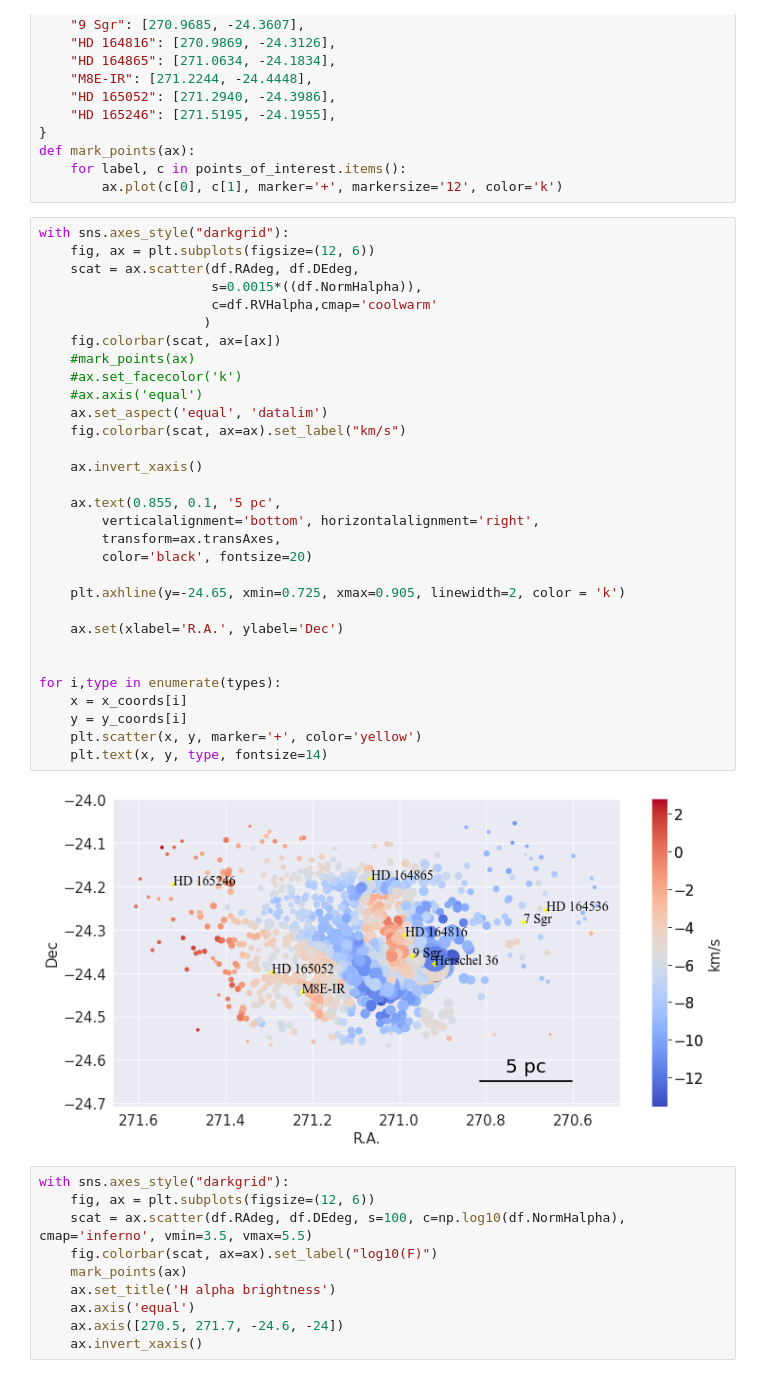
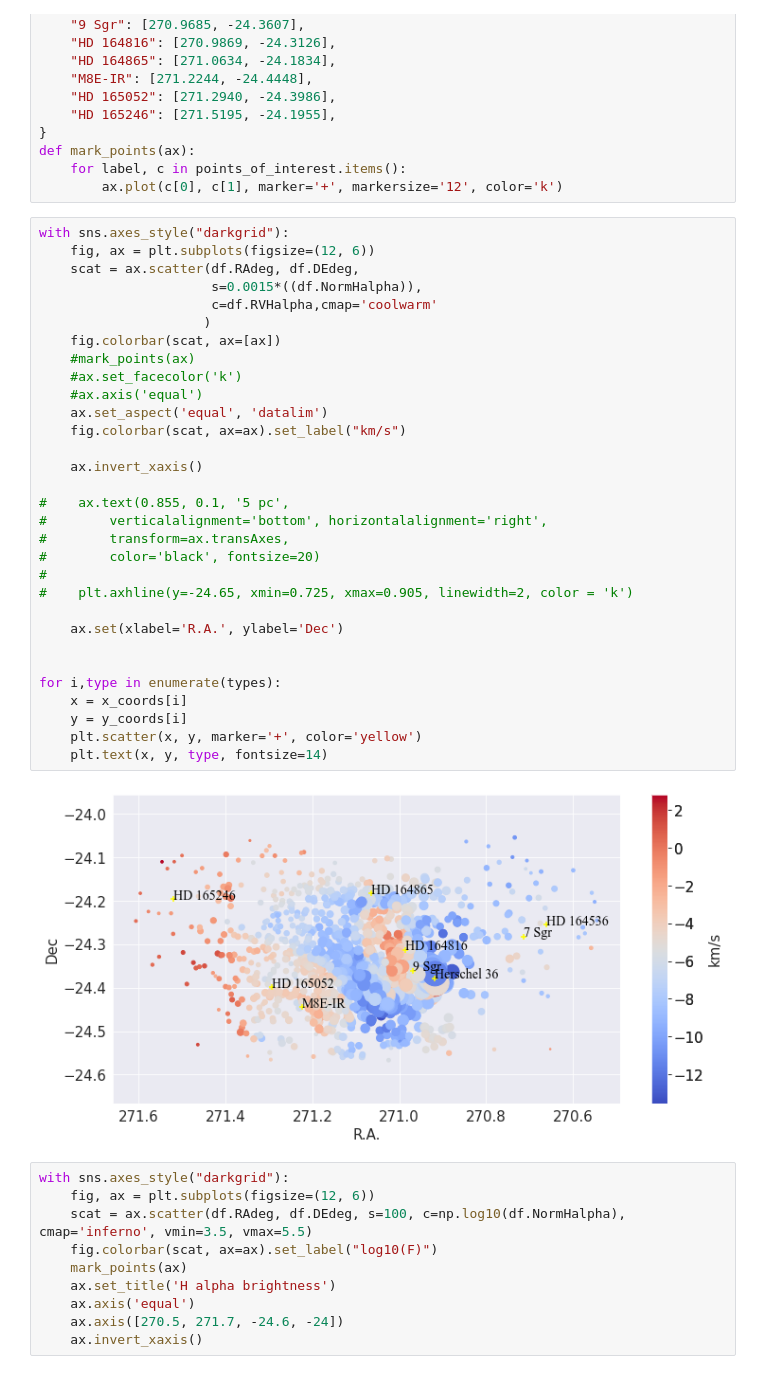
Before and after one commit to JavGVastro/PhD.Paper, a Jupyter notebook: observations-to-velocity-fields/otv-FLA-M8-H.ipynb, the cells around one changed output. Saved outputs shown, nothing was run; the diff lists cells and outputs as text.

```diff
--- a/observations-to-velocity-fields/otv-FLA-M8-H.ipynb
+++ b/observations-to-velocity-fields/otv-FLA-M8-H.ipynb
@@ -176,36 +176,36 @@ def mark_points(ax):
 # %%
 with sns.axes_style("darkgrid"):
     fig, ax = plt.subplots(figsize=(12, 6))
     scat = ax.scatter(df.RAdeg, df.DEdeg,
                       s=0.0015*((df.NormHalpha)),
                       c=df.RVHalpha,cmap='coolwarm'
                      )
     fig.colorbar(scat, ax=[ax])
     #mark_points(ax)
     #ax.set_facecolor('k')
     #ax.axis('equal')
     ax.set_aspect('equal', 'datalim')
     fig.colorbar(scat, ax=ax).set_label("km/s")
 
     ax.invert_xaxis()
 
-    ax.text(0.855, 0.1, '5 pc',
-        verticalalignment='bottom', horizontalalignment='right',
-        transform=ax.transAxes,
-        color='black', fontsize=20)
-
-    plt.axhline(y=-24.65, xmin=0.725, xmax=0.905, linewidth=2, color = 'k')
+#    ax.text(0.855, 0.1, '5 pc',
+#        verticalalignment='bottom', horizontalalignment='right',
+#        transform=ax.transAxes,
+#        color='black', fontsize=20)
+#
+#    plt.axhline(y=-24.65, xmin=0.725, xmax=0.905, linewidth=2, color = 'k')
 
     ax.set(xlabel='R.A.', ylabel='Dec')
 
 
 for i,type in enumerate(types):
     x = x_coords[i]
     y = y_coords[i]
     plt.scatter(x, y, marker='+', color='yellow')
     plt.text(x, y, type, fontsize=14)
 # %% [output]
-[figure, old version]
+[figure, new version]
 # %%
 with sns.axes_style("darkgrid"):
     fig, ax = plt.subplots(figsize=(12, 6))
```
Also changed, not shown: parts of 1 cell of this notebook, 41 other files.
